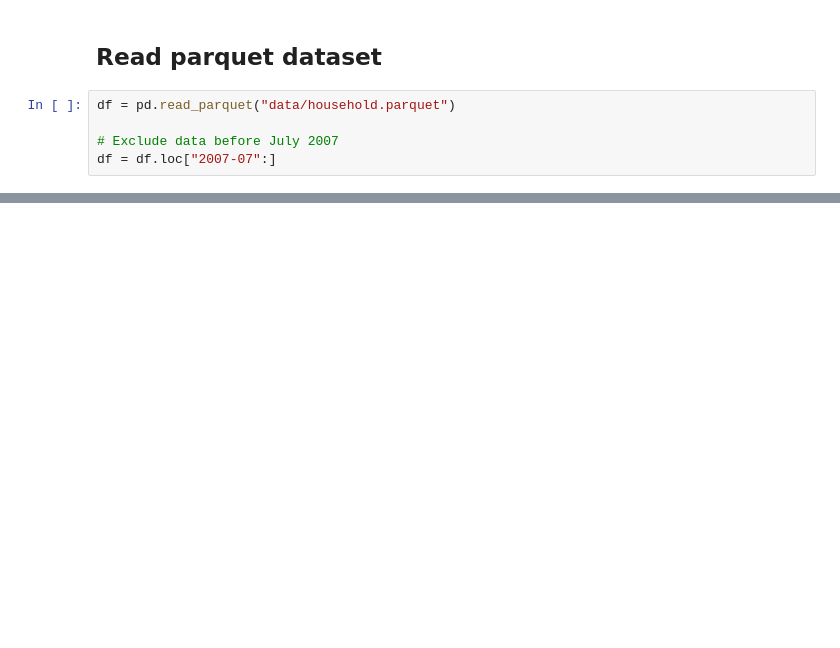
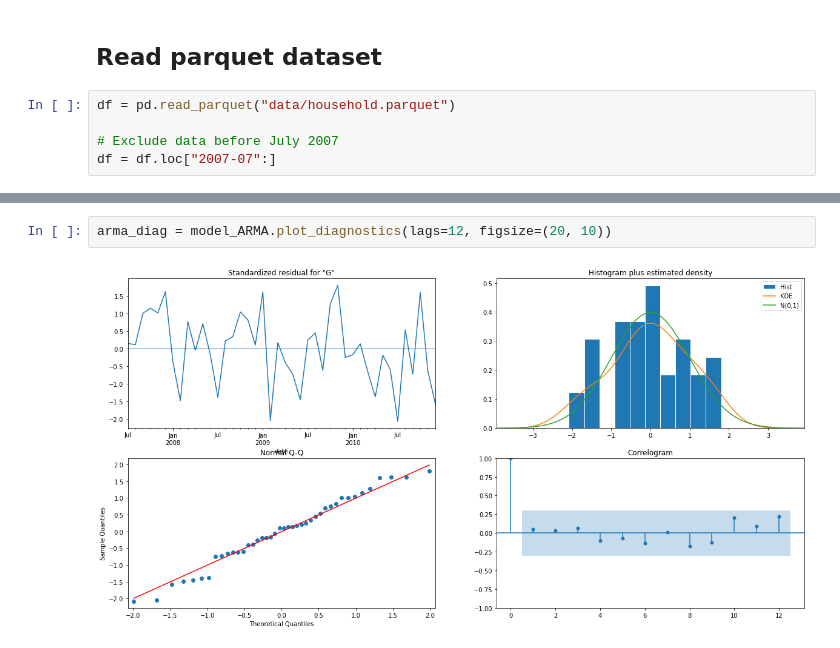
Before and after one commit to abiasiol/HouseholdConsumption, a Jupyter notebook: time_series_smoothing_prediction.ipynb, the cells around one changed output, grey strips where cells are left out. Cells and saved outputs as stored; diff of their text form; blank space fills up the shorter version.

```diff
--- a/time_series_smoothing_prediction.ipynb
+++ b/time_series_smoothing_prediction.ipynb
@@ -28,0 +132,4 @@ run_sequence_plot(
+# %%
+arma_diag = model_ARMA.plot_diagnostics(lags=12, figsize=(20, 10))
+# %% [output]
+[figure, added]
```
Also changed, not shown: parts of 33 cells of this notebook, 1 other file.
